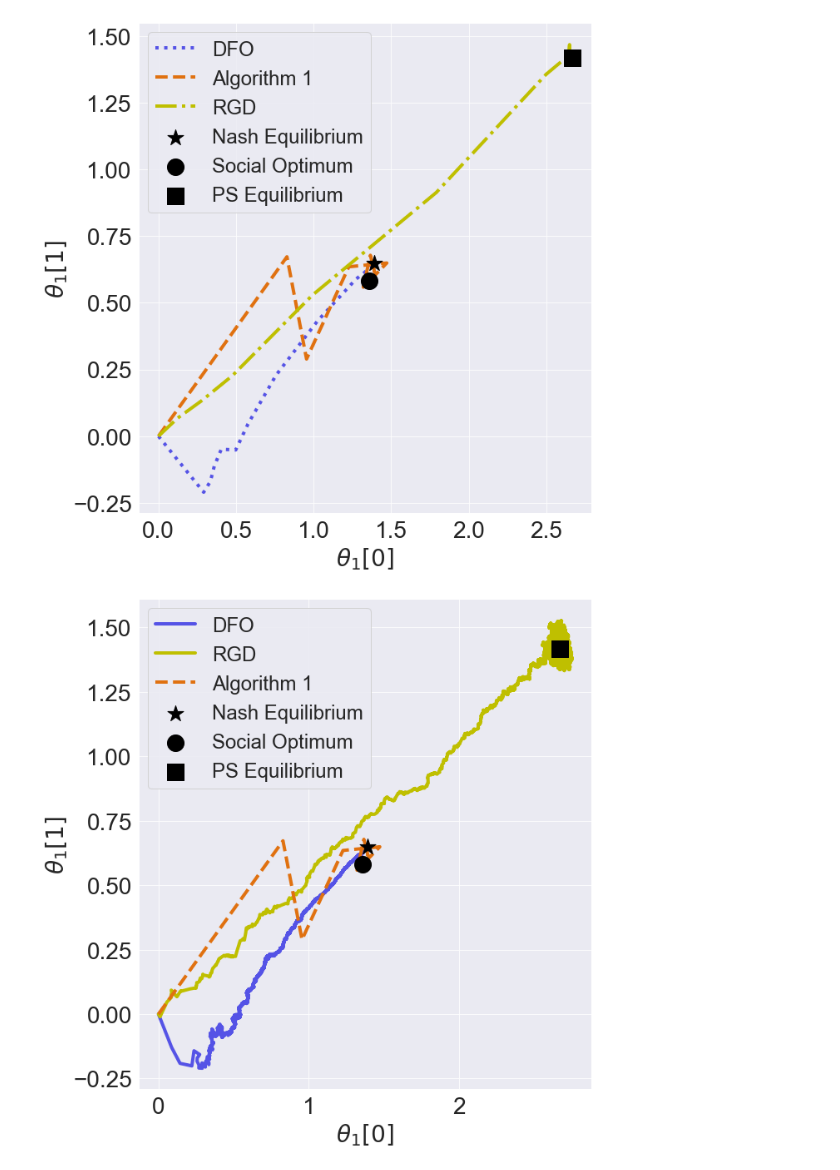
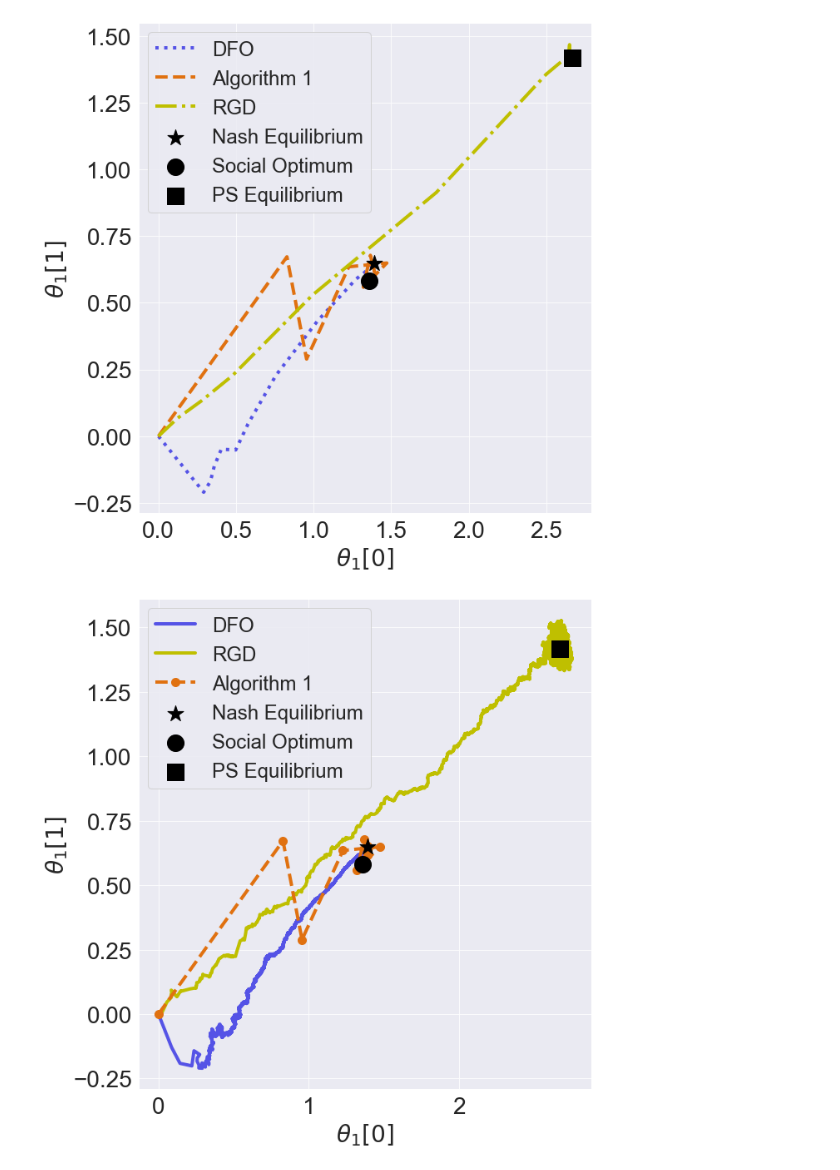
Before and after one commit to evanjfaulkner/DD-Games, a Jupyter notebook: Notebooks/fig1b.ipynb, the cells around one changed output. Saved outputs shown, nothing was run; the diff lists cells and outputs as text; code cells hidden in the pictures.

Commit message:
add markers

```diff
--- a/Notebooks/fig1b.ipynb
+++ b/Notebooks/fig1b.ipynb
@@ -303,33 +304,34 @@ plt.plot(theta_3[:,0],theta_3[:,1],
 
 theta_5 = np.array(player_five.theta_history)
 plt.plot(theta_5[:,0],theta_5[:,1],
          label='RGD', color='y', lw=4, zorder=6)
 
-x1 = np.insert(theta_final_p1[:,0],0,0)
+x1 = np.insert(theta_final_p1[:5,0],0,0)
 y1 = np.insert(theta_final_p1[:,1],0,0)
 plt.plot(x1,y1,
-         '--', color='#E07110', label='Algorithm 1', lw=4, zorder=7)
+         '--', color='#E07110', label='Algorithm 1', lw=4, zorder=7,
+         marker='o', markersize=10)
 
 x_nash_p1 = theta_PO_1[0]
 y_nash_p1 = theta_PO_1[1]
 plt.scatter(x_nash_p1, y_nash_p1,
             label='Nash Equilibrium', marker='*', color='k', s=400, zorder=10)
 
 x_so_p1 = 1.35682
 y_so_p1 = 0.581561
 plt.scatter(x_so_p1, y_so_p1,
             label='Social Optimum', marker='o', color='k', s=400, zorder=10)
 
 x_ps_p1 = np.mean(theta_5[-1000,0])
 y_ps_p1 = np.mean(theta_5[-1000,1])
 plt.scatter(x_ps_p1, y_ps_p1,
             label='PS Equilibrium', marker='s', color='k', s=400, zorder=10)
 
 plt.legend(loc='best',fontsize=24)
 plt.xlabel(r"$\theta_1[0]$")
 plt.ylabel(r"$\theta_1[1]$")
 plt.tight_layout()
 plt.savefig('../figures/DD_regression_trajectory.png', dpi=300, format='png')
 plt.show()
 # %% [output]
-[figure, old version]
+[figure, new version]
```
Also changed, not shown: parts of 1 cell of this notebook, 2 other files.
